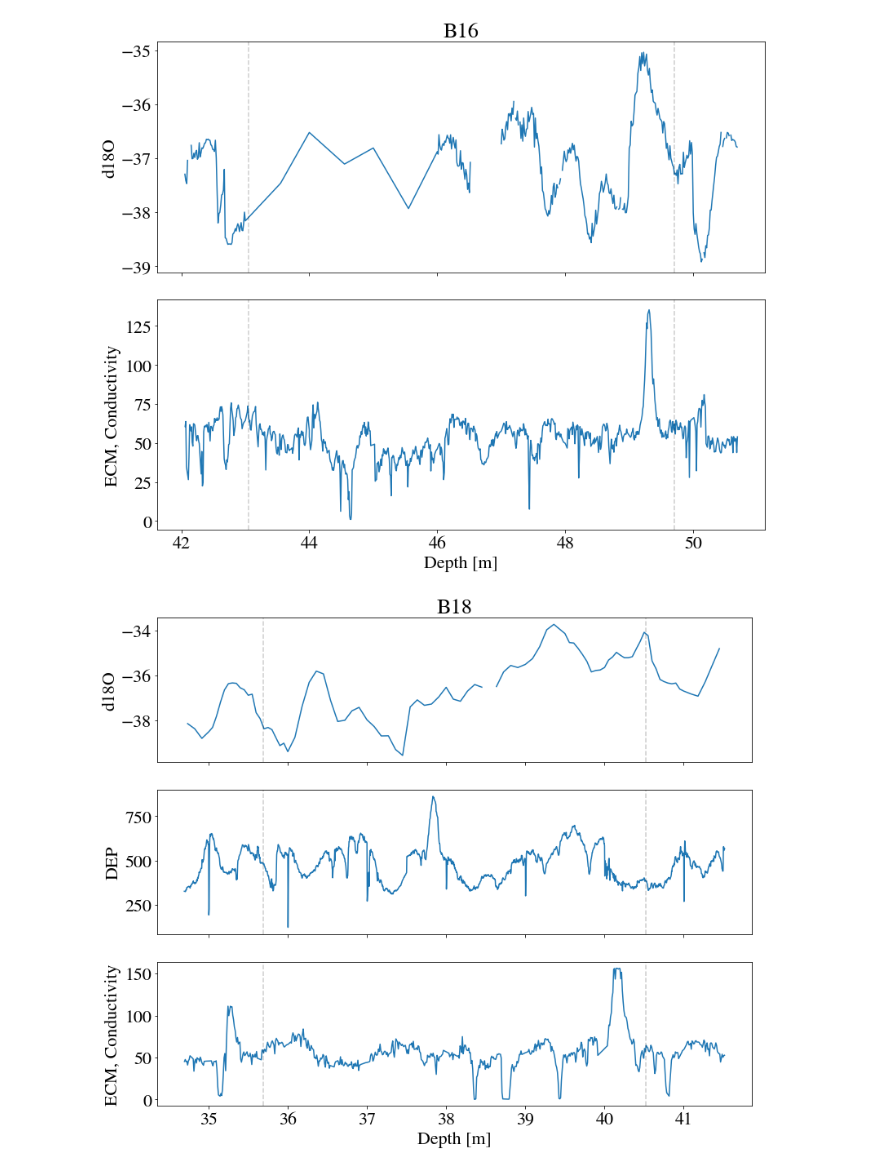
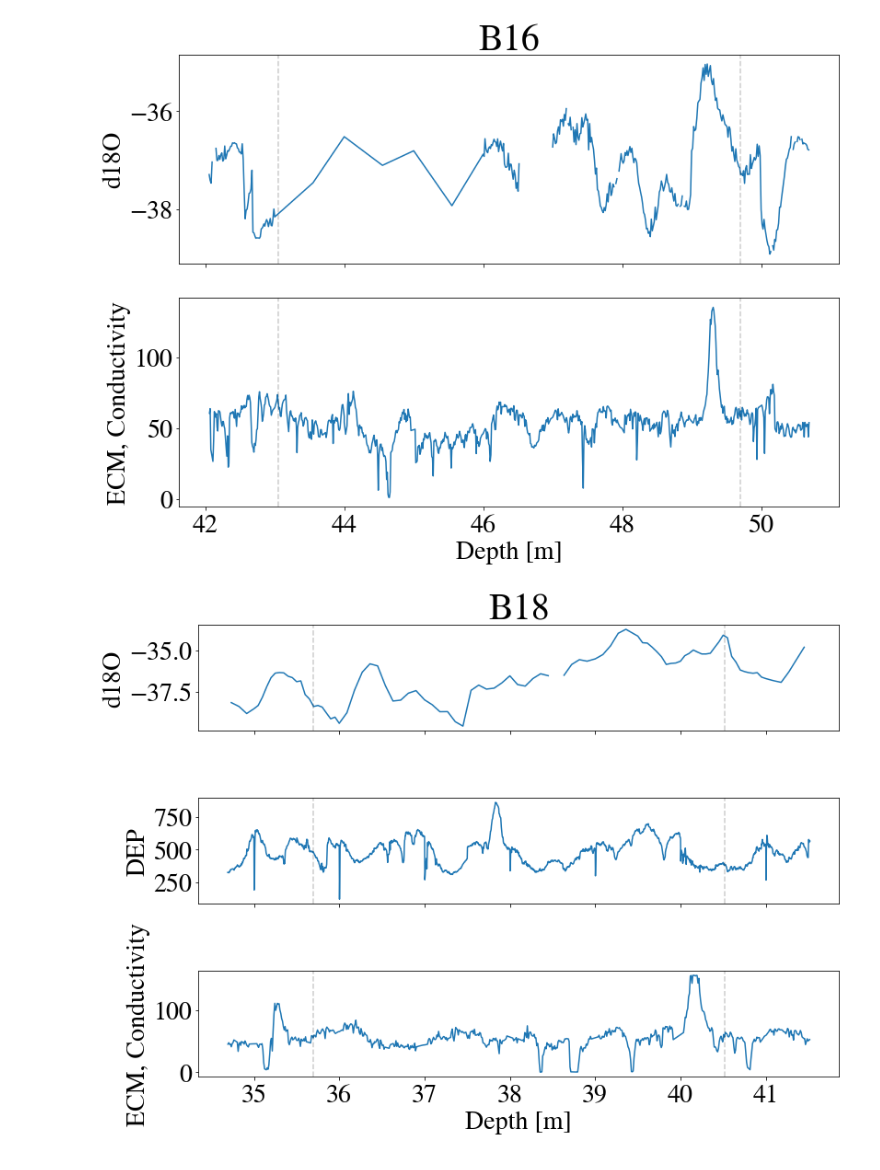
Before and after one commit to TheaQG/AWI_Bcores_Analysis, a Jupyter notebook: Cores_Analysis.ipynb, the cells around one changed output. Cells and saved outputs as stored; diff of their text form; code cells hidden in the pictures.

Commit message:
Update on density and core plots.

```diff
--- a/Cores_Analysis.ipynb
+++ b/Cores_Analysis.ipynb
@@ -7,10 +7,10 @@ import matplotlib.pyplot as plt
 import openpyxl
 #%matplotlib notebook
 
-import matplotlib as mpl
-mpl.rcParams['mathtext.fontset'] = 'stix'
-mpl.rcParams['font.size'] = 22
-mpl.rcParams['font.family'] = 'STIXGeneral'
+#import matplotlib as mpl
+#mpl.rcParams['mathtext.fontset'] = 'stix'
+#mpl.rcParams['font.size'] = 22
+#mpl.rcParams['font.family'] = 'STIXGeneral'
 
 from Cores import Cores
 # %%
@@ -51,9 +51,15 @@ for i in idx:
 # %%
 all_dfCores_LakiTambora = []
 all_dfCoresPlot = []
+all_dfDiffs = []
+
 for i in range(len(ECM_DEPCores)):
     all_dfCores_LakiTambora.append(ECM_DEPCores[i].getData_LakiToTambora(saveFig=True))
     all_dfCoresPlot.append(ECM_DEPCores[i].plotCore(plotFig=False,saveFig=False))
+    volcDepth1 = ECM_DEPCores[i].volcIceDepth()[1]
+    volcDepth2 = ECM_DEPCores[i].volcIceDepth()[2]
+
+    all_dfDiffs.append(ECM_DEPCores[i].SampleResolution( [volcDepth1, volcDepth2]))
 # %% [output]
-[figure, old version]
+[figure, new version]
-[figure, old version]
+[figure, new version]
```
Also changed, not shown: parts of 4 cells of this notebook, 15 other files.
